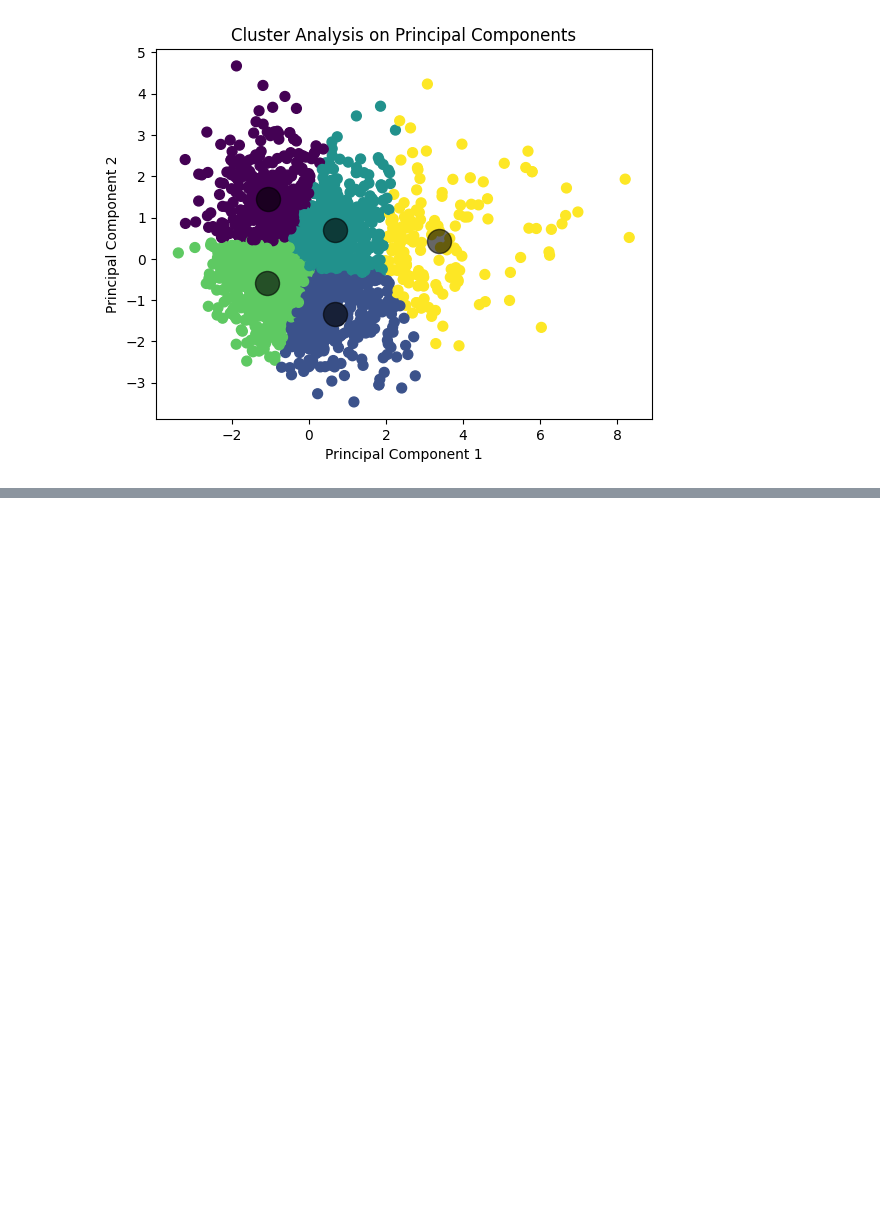
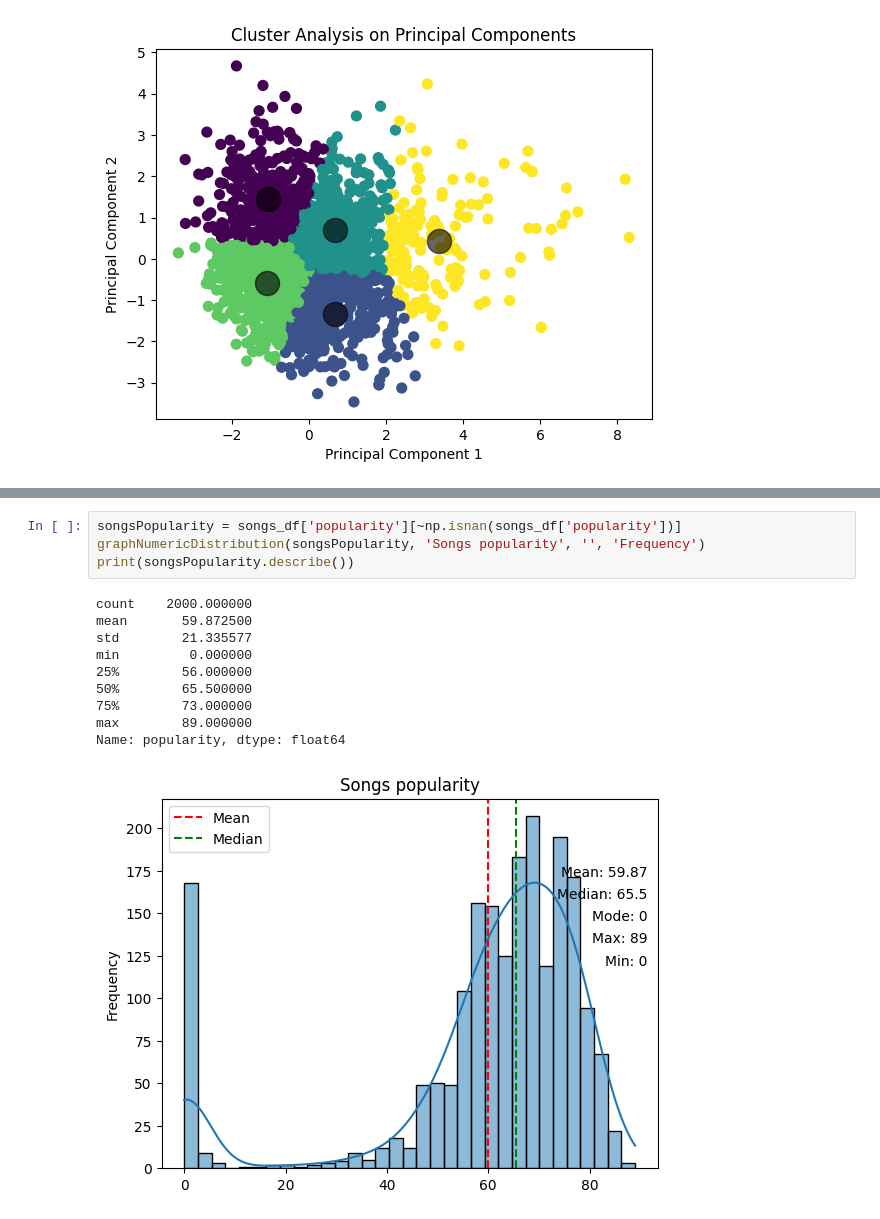
Before and after one commit to estebandonis/Proyecto1-MineriadeDatos, a Jupyter notebook: proyecto1.ipynb, the cells around one changed output, grey strips where cells are left out. Cells and saved outputs as stored; diff of their text form; blank space fills up the shorter version.

```diff
--- a/proyecto1.ipynb
+++ b/proyecto1.ipynb
@@ -186,0 +250,15 @@ plt.show()
+# %%
+songsPopularity = songs_df['popularity'][~np.isnan(songs_df['popularity'])]
+graphNumericDistribution(songsPopularity, 'Songs popularity', '', 'Frequency')
+print(songsPopularity.describe())
+# %% [output]
+count    2000.000000
+mean       59.872500
+std        21.335577
+min         0.000000
+25%        56.000000
+50%        65.500000
+75%        73.000000
+max        89.000000
+Name: popularity, dtype: float64
+[figure, added]
```
Also changed, not shown: parts of 6 cells of this notebook.
